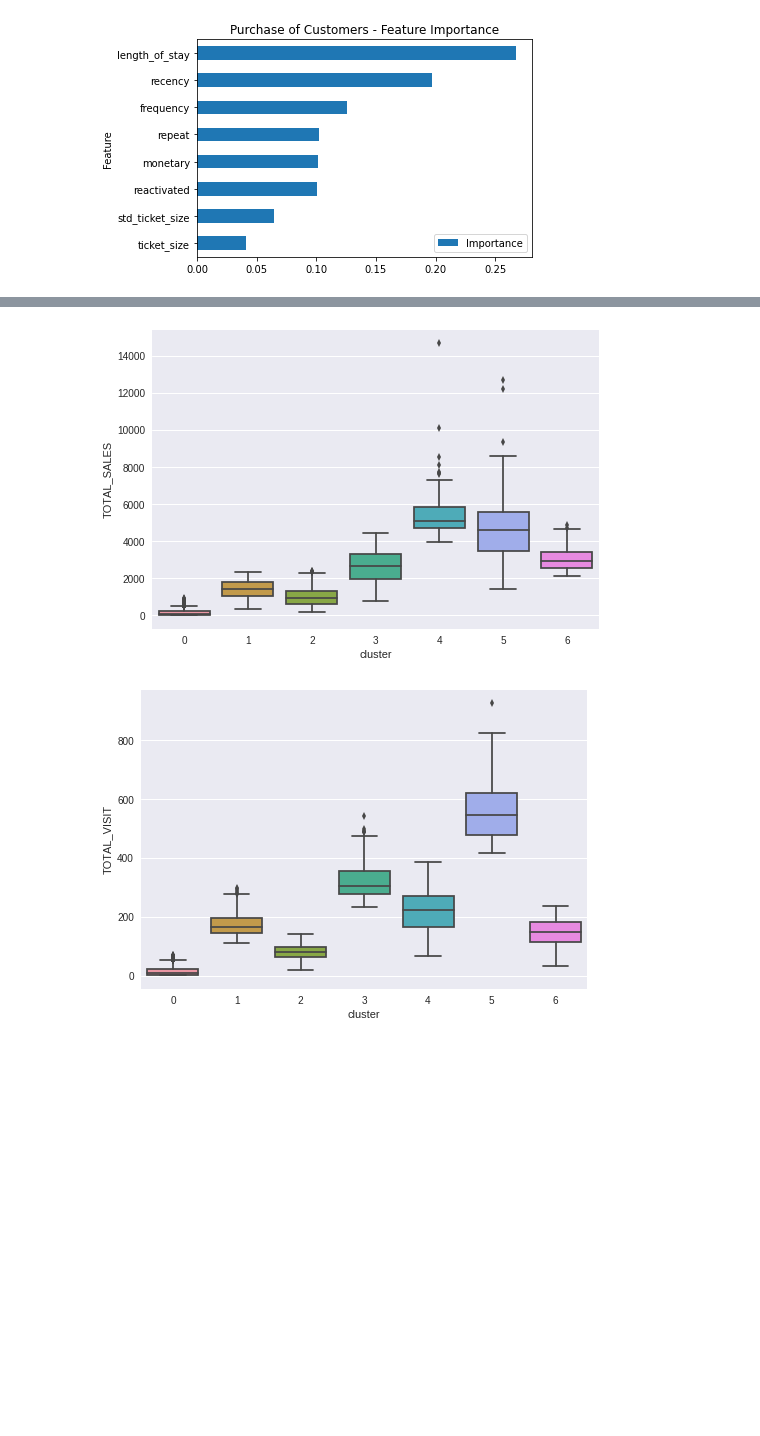
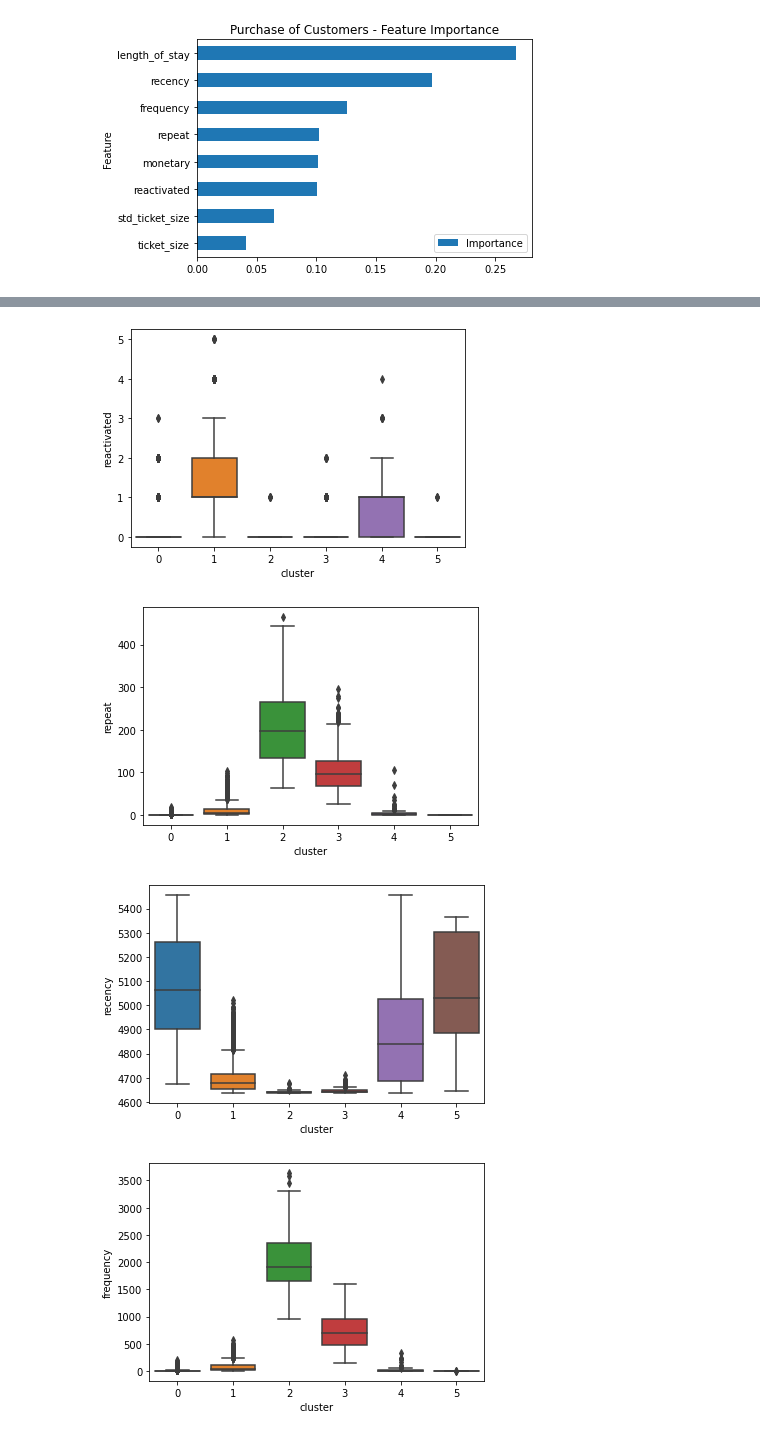
Before and after one commit to PisutSukpool/CRM-Analytics, a Jupyter notebook: Homework 06/Clustering.ipynb, the cells around one changed output, grey strips where cells are left out. Drawn from its saved outputs; the diff is of its cells as text; code cells hidden in the pictures; blank space fills up the shorter version.

```diff
--- a/Homework 06/Clustering.ipynb
+++ b/Homework 06/Clustering.ipynb
@@ -221,12 +220,12 @@ import seaborn as sns
 
 plt.figure()
 fig, ax = plt.subplots()
-ax.scatter(dfCluster['TOTAL_SALES'], dfCluster['TOTAL_VISIT'], s=dfCluster['NO_CUST'], alpha = 0.5)
-ax.set_xlabel("TOTAL_SALES")
-ax.set_ylabel("TOTAL_VISIT")
+ax.scatter(dfCluster['monetary'], dfCluster['frequency'], s=dfCluster['NO_CUST'], alpha = 0.5)
+ax.set_xlabel("monetary")
+ax.set_ylabel("frequency")
 
 for i, txt in enumerate(dfCluster['cluster']):
-  ax.annotate(txt, (dfCluster['TOTAL_SALES'][i], dfCluster["TOTAL_VISIT"][i]), horizontalalignment='middle', verticalalignment='middle')
+  ax.annotate(txt, (dfCluster['monetary'][i], dfCluster["frequency"][i]), horizontalalignment='center', verticalalignment='center')
 
 plt.show()
 # %% [output]
@@ -235,7 +234,9 @@ plt.show()
 # %%
-for i, col in enumerate(df.columns[1:-1]):
-    sns.boxplot(x="cluster", y =col, data=df)
+for i, col in enumerate(df_sgv2.columns[1:-1]):
+    sns.boxplot(x="cluster", y =col, data=df_sgv2)
     plt.show()
 # %% [output]
-[figure, old version]
+[figure, new version]
-[figure, old version]
+[figure, new version]
+[figure, added]
+[figure, added]
```
Also changed, not shown: parts of 5 cells of this notebook.
